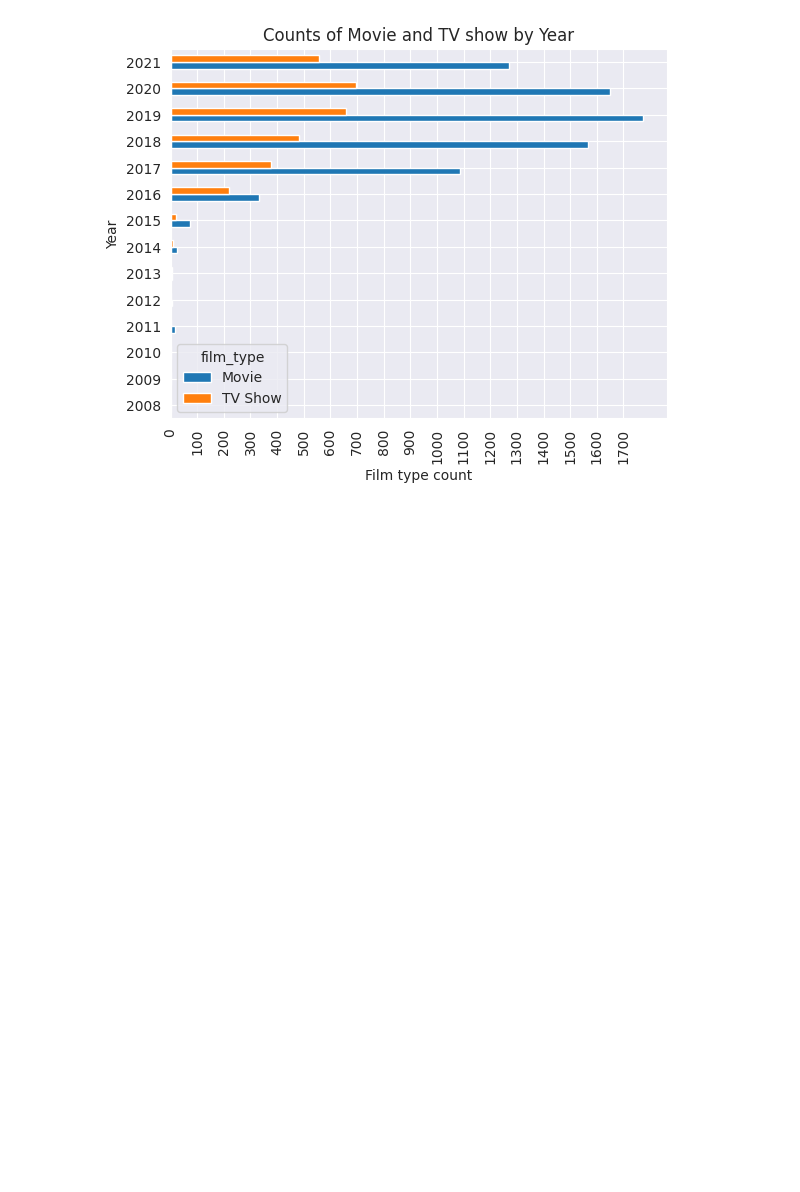
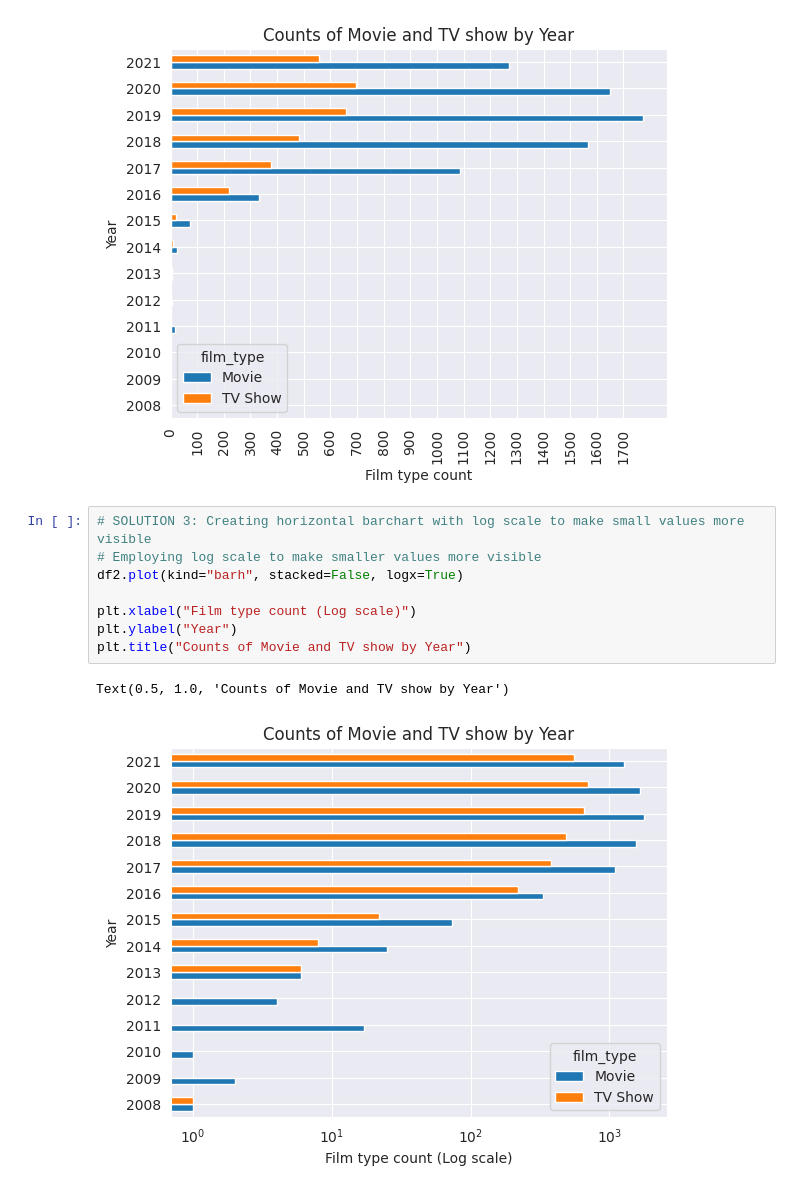
Before and after one commit to mutumagitonga/Netflix-Movies-and-TV-Shows-Data-Analysis, a Jupyter notebook: netflix_movies_and_shows.ipynb, the cells around one changed output. Saved outputs shown, nothing was run; the diff lists cells and outputs as text; blank space fills up the shorter version.

Commit message:
Create horizontal barchart of movies & tv shows per year using logscale on x-axis to make small values more conspicuous

```diff
--- a/netflix_movies_and_shows.ipynb
+++ b/netflix_movies_and_shows.ipynb
@@ -936,3 +936,14 @@ plt.title("Counts of Movie and TV show by Year")
 Text(0.5, 1.0, 'Counts of Movie and TV show by Year')
 <Figure size 3000x1200 with 0 Axes>
 [figure]
+# %%
+# SOLUTION 3: Creating horizontal barchart with log scale to make small values more visible
+# Employing log scale to make smaller values more visible
+df2.plot(kind="barh", stacked=False, logx=True)
+
+plt.xlabel("Film type count (Log scale)")
+plt.ylabel("Year")
+plt.title("Counts of Movie and TV show by Year")
+# %% [output]
+Text(0.5, 1.0, 'Counts of Movie and TV show by Year')
+[figure, added]
```
